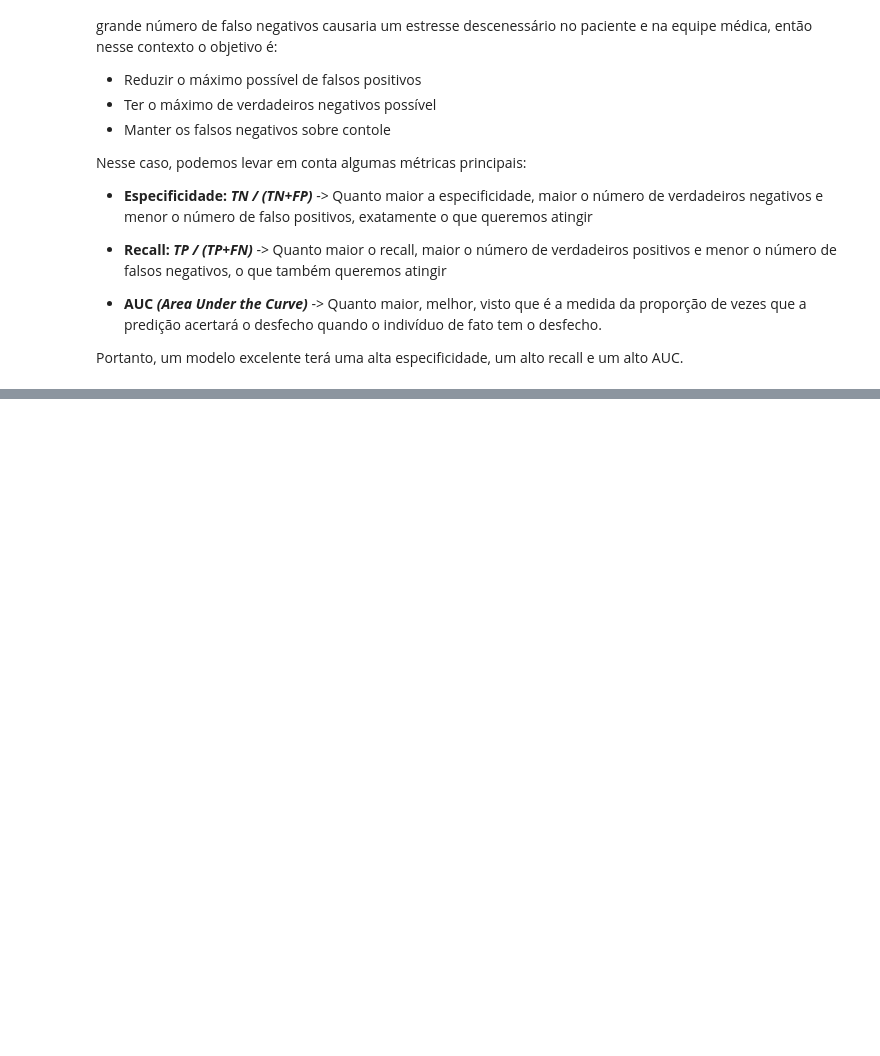
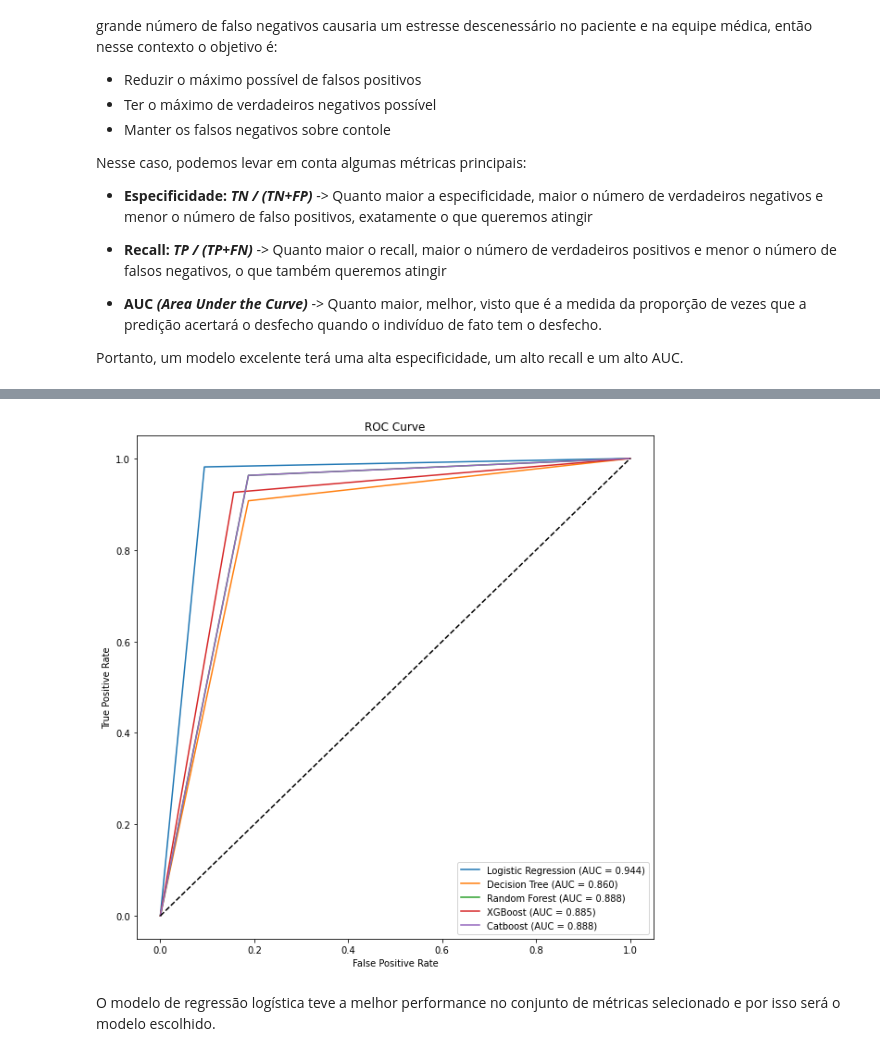
Before and after one commit to ailafelixa/ML-Model-Breast-Cancer-Predition-WisconsinDataset, a Jupyter notebook: breast_cancer_model.ipynb, the cells around one changed output, grey strips where cells are left out. Saved outputs shown, nothing was run; the diff lists cells and outputs as text; code cells hidden in the pictures; blank space fills up the shorter version.

```diff
--- a/breast_cancer_model.ipynb
+++ b/breast_cancer_model.ipynb
@@ -349,0 +348,52 @@ Portanto, um modelo excelente terá uma alta especificidade, um alto recall e um
+# %%
+#Primeiramente, vamos testar diferentes tipos de algoritmo para verificar quais deles apresentam o melhor desempenho para os dados que temos, levando em conta as métricas acima.
+
+#importando pacotes necessários
+from sklearn.linear_model import LogisticRegression
+from sklearn.tree import DecisionTreeClassifier
+from sklearn.ensemble import RandomForestClassifier
+from xgboost import XGBClassifier
+!pip install catboost
+from catboost import CatBoostClassifier
+from sklearn.metrics import roc_curve, roc_auc_score, recall_score, confusion_matrix
+import matplotlib.pyplot as plt
+
+models = [
+    ("Logistic Regression", LogisticRegression()),
+    ("Decision Tree", DecisionTreeClassifier()),
+    ("Random Forest", RandomForestClassifier()),
+    ("XGBoost", XGBClassifier()),
+    ("Catboost", CatBoostClassifier(silent=True))
+]
+
+fig = plt.figure(figsize=(10,10))
+
+for name, model in models:
+  model.fit(X_train, y_train)
+  y_pred = model.predict(X_test)
+
+  auc = roc_auc_score(y_test, y_pred)
+  recall = recall_score(y_test, y_pred)
+  tn, fp, fn, tp = confusion_matrix(y_test, y_pred).ravel()
+  specificity = tn / (tn+fp)
+  fpr, tpr, _ = roc_curve(y_test, y_pred)
+
+  #plot the metrics
+  print("")
+  print(f'{name} metrics:')
+  print(f'AUC: {auc:.3f}')
+  print(f'Recall: {recall:.3f}')
+  print(f'Specificity: {specificity:.3f}')
+  print("")
+
+  #plot the ROC CURVE
+  plt.plot(fpr, tpr, label=f'{name} (AUC = {auc:.3f})')
+
+#plt.figure(figsize=(23, 10))
+plt.plot([0, 1], [0, 1], 'k--')
+plt.xlabel('False Positive Rate')
+plt.ylabel('True Positive Rate')
+plt.title('ROC Curve')
+plt.legend()
+plt.show()
+# %% [output]
@@ -349,0 +417,3 @@ Portanto, um modelo excelente terá uma alta especificidade, um alto recall e um
+[figure, added]
+# %% [markdown]
+O modelo de regressão logística teve a melhor performance no conjunto de métricas selecionado e por isso será o modelo escolhido.
```
Also changed, not shown: parts of 2 cells of this notebook.
